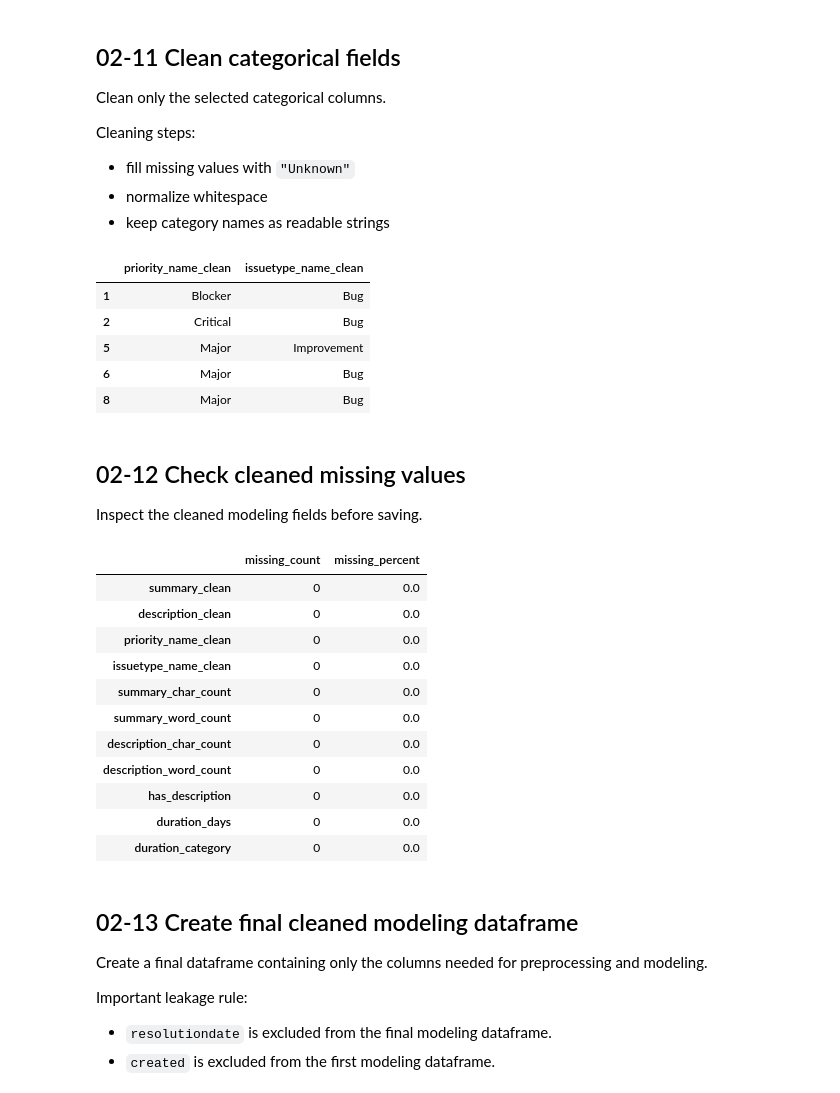
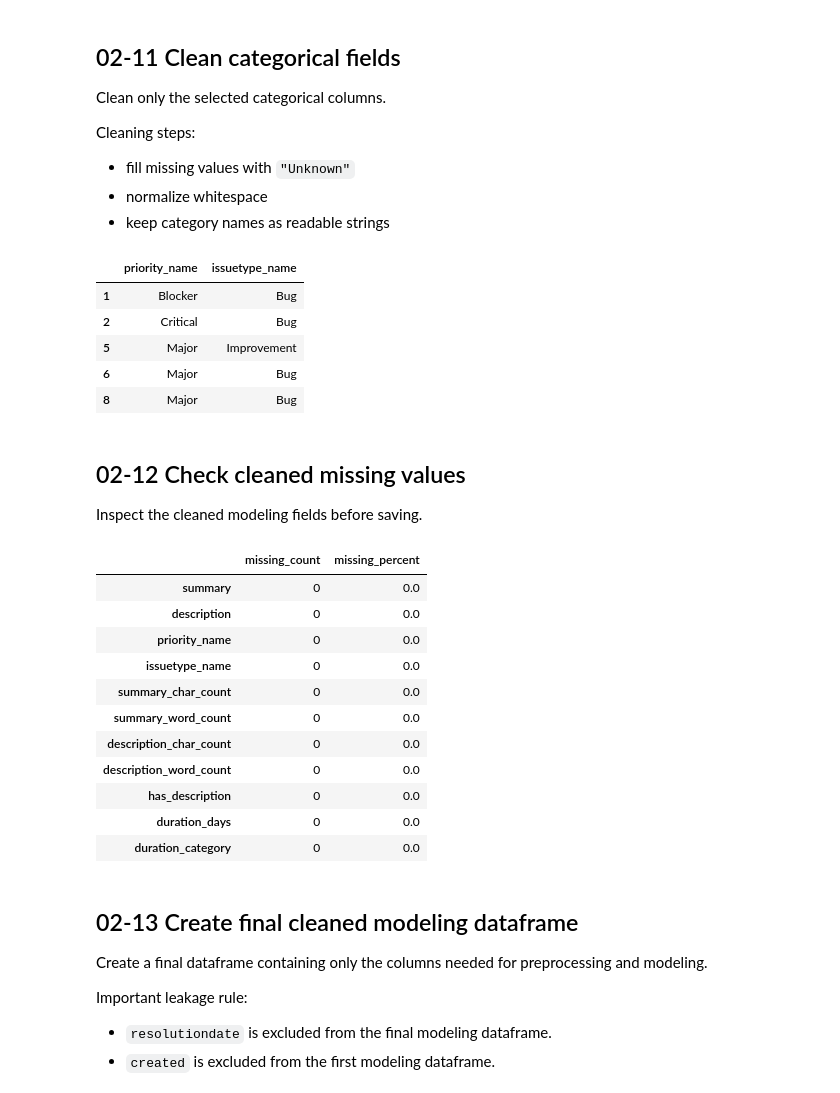
Before and after one commit to OmarElgaafary/Task-Duration-Classifier, a Jupyter notebook: notebooks/02-data-cleaning.ipynb, the cells around one changed output. Cells and saved outputs as stored; diff of their text form; code cells hidden in the pictures.

```diff
--- a/notebooks/02-data-cleaning.ipynb
+++ b/notebooks/02-data-cleaning.ipynb
@@ -383,7 +383,7 @@ Cleaning steps here:
 text_columns = ["summary", "description"]
 
 for col in text_columns:
-    clean_col = f"{col}_clean"
+    clean_col = f"{col}"
     clean_df[clean_col] = (
         clean_df[col]
         .fillna("")
@@ -392,18 +392,18 @@ for col in text_columns:
         .str.strip()
     )
 
-clean_df["summary_char_count"] = clean_df["summary_clean"].str.len()
-clean_df["description_char_count"] = clean_df["description_clean"].str.len()
+clean_df["summary_char_count"] = clean_df["summary"].str.len()
+clean_df["description_char_count"] = clean_df["description"].str.len()
 
-clean_df["summary_word_count"] = clean_df["summary_clean"].str.split().str.len()
-clean_df["description_word_count"] = clean_df["description_clean"].str.split().str.len()
+clean_df["summary_word_count"] = clean_df["summary"].str.split().str.len()
+clean_df["description_word_count"] = clean_df["description"].str.split().str.len()
 
-clean_df["has_description"] = clean_df["description_clean"].str.len() > 0
+clean_df["has_description"] = clean_df["description"].str.len() > 0
 
 clean_df[
     [
-        "summary_clean",
-        "description_clean",
+        "summary",
+        "description",
         "summary_char_count",
         "description_char_count",
         "summary_word_count",
@@ -435,7 +435,7 @@ categorical_columns = [
 ]
 
 for col in categorical_columns:
-    clean_col = col.replace(".", "_") + "_clean"
+    clean_col = col.replace(".", "_")
     clean_df[clean_col] = (
         clean_df[col]
         .fillna("Unknown")
@@ -446,12 +446,12 @@ for col in categorical_columns:
 
 clean_df[
     [
-        "priority_name_clean",
-        "issuetype_name_clean",
+        "priority_name",
+        "issuetype_name",
     ]
 ].head()
 # %% [output]
-|  | priority_name_clean | issuetype_name_clean |
+|  | priority_name | issuetype_name |
 | 1 | Blocker | Bug |
 | 2 | Critical | Bug |
 | 5 | Major | Improvement |
@@ -463,31 +463,31 @@ clean_df[
 Inspect the cleaned modeling fields before saving.
 # %%
 cleaned_model_columns = [
-    "summary_clean",
-    "description_clean",
-    "priority_name_clean",
-    "issuetype_name_clean",
+    "summary",
+    "description",
+    "priority_name",
+    "issuetype_name",
     "summary_char_count",
     "summary_word_count",
     "description_char_count",
     "description_word_count",
     "has_description",
     "duration_days",
     "duration_category",
 ]
 
 cleaned_missing_summary = pd.DataFrame({
     "missing_count": clean_df[cleaned_model_columns].isna().sum(),
     "missing_percent": clean_df[cleaned_model_columns].isna().mean().mul(100).round(2),
 })
 
 cleaned_missing_summary.sort_values("missing_percent", ascending=False)
 # %% [output]
 |  | missing_count | missing_percent |
-| summary_clean | 0 | 0.0 |
-| description_clean | 0 | 0.0 |
-| priority_name_clean | 0 | 0.0 |
-| issuetype_name_clean | 0 | 0.0 |
+| summary | 0 | 0.0 |
+| description | 0 | 0.0 |
+| priority_name | 0 | 0.0 |
+| issuetype_name | 0 | 0.0 |
 | summary_char_count | 0 | 0.0 |
 | summary_word_count | 0 | 0.0 |
 | description_char_count | 0 | 0.0 |
```
Also changed, not shown: parts of 2 cells of this notebook, 5 other files.
